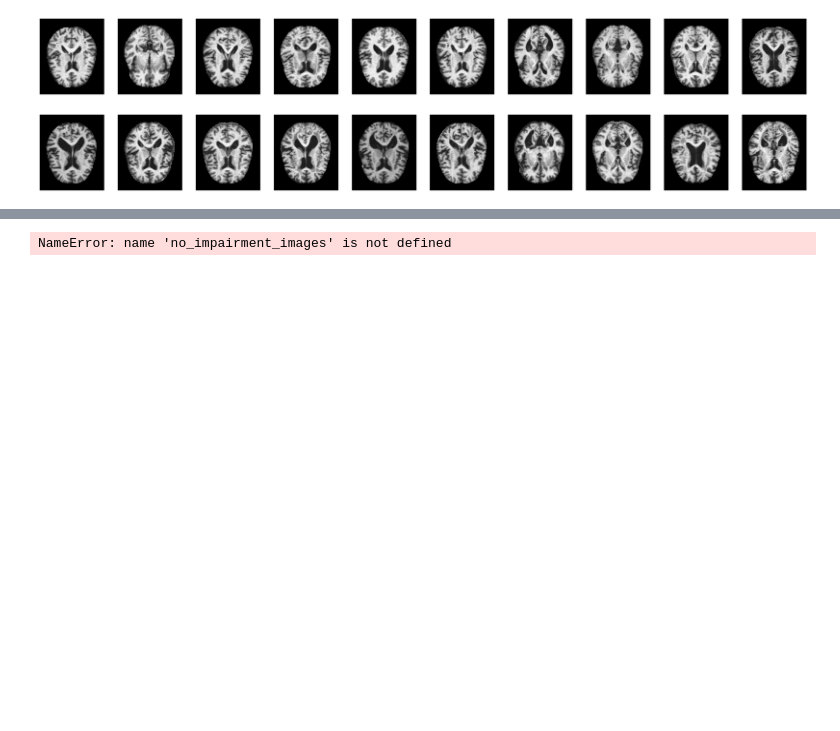
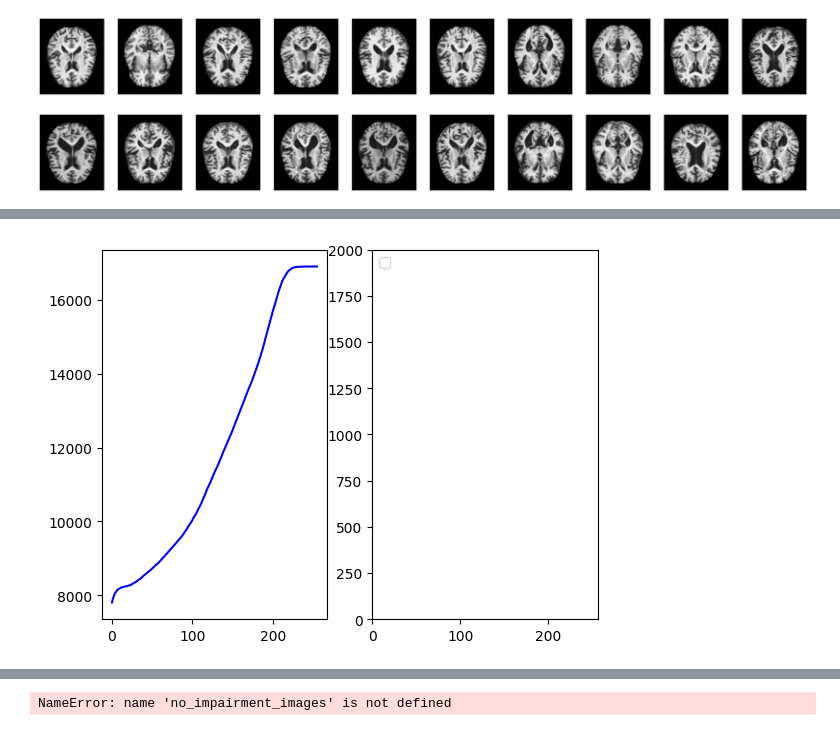
Before and after one commit to maisiev/Predicting-Dementia-Severity, a Jupyter notebook: Dementia_Predicting.ipynb, the cells around one changed output, grey strips where cells are left out. Drawn from its saved outputs; the diff is of its cells as text; code cells hidden in the pictures; blank space fills up the shorter version.

```diff
--- a/Dementia_Predicting.ipynb
+++ b/Dementia_Predicting.ipynb
@@ -180,0 +228,13 @@ for i, name in enumerate(image_names[:num_images]):
+# %%
+hist,bins = np.histogram(img_np.flatten(),256,[0,256])
+cdf = hist.cumsum()
+cdf_normalized = cdf * float(hist.max()) / cdf.max()
+fig,ax=plt.subplots(1,2)
+ax[0].plot(cdf_normalized, color = 'b')
+plt.legend(('cdf'), loc = 'upper left')
+ax[1].hist(img_np.flatten(), bins=256, range=(0,1), color = 'r')
+plt.ylim([0,2000])
+plt.xlim([0,256])
+plt.show()
+# %% [output]
+[figure, added]
```
Also changed, not shown: parts of 14 cells of this notebook.
